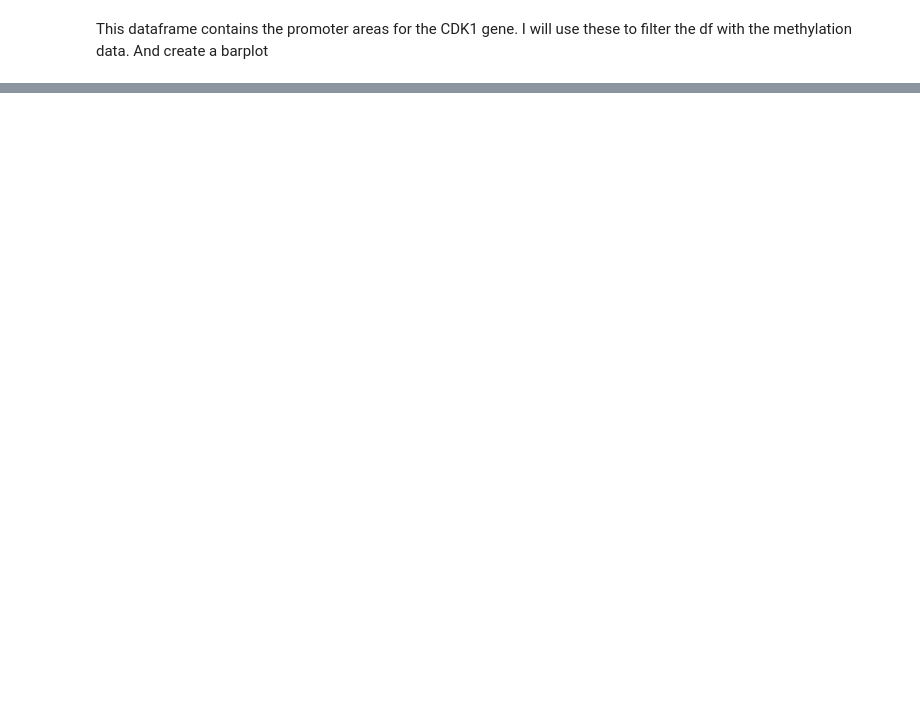
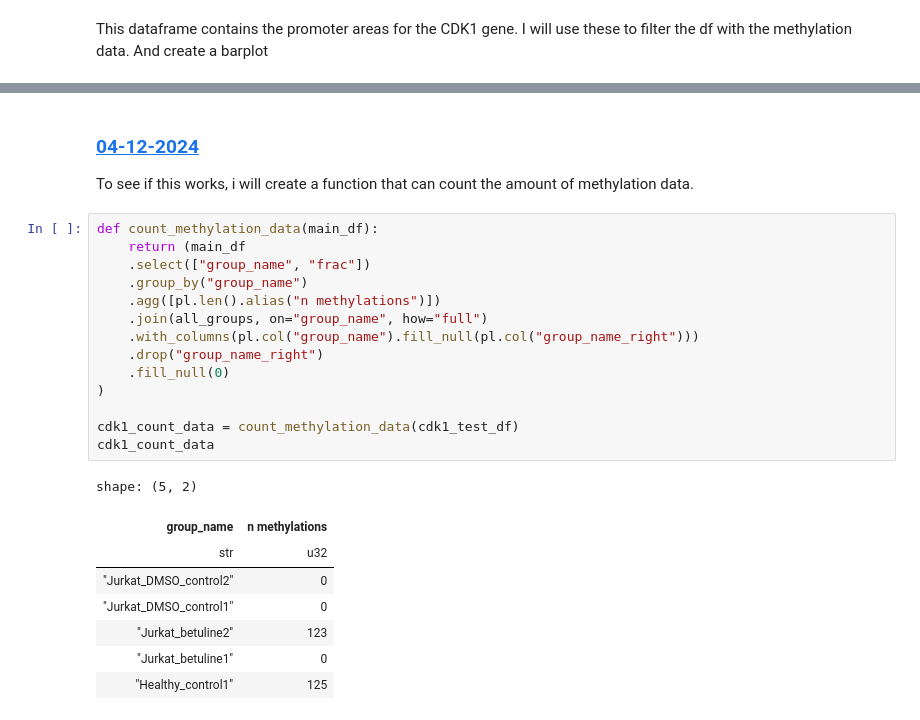
Before and after one commit to RamonReilman/app_methylation, a Jupyter notebook: logs/logbook.ipynb, the cells around one changed output, grey strips where cells are left out. Drawn from its saved outputs; the diff is of its cells as text; blank space fills up the shorter version.

```diff
--- a/logs/logbook.ipynb
+++ b/logs/logbook.ipynb
@@ -559,0 +599,26 @@ The next steps will be cleaning up a bit of my code
+# %% [markdown]
+### <a id='toc1_5_2_'></a>[04-12-2024](#toc0_)
+To see if this works, i will create a function that can count the amount of methylation data.
+# %%
+def count_methylation_data(main_df):
+    return (main_df
+    .select(["group_name", "frac"])
+    .group_by("group_name")
+    .agg([pl.len().alias("n methylations")])
+    .join(all_groups, on="group_name", how="full")
+    .with_columns(pl.col("group_name").fill_null(pl.col("group_name_right")))
+    .drop("group_name_right")
+    .fill_null(0)
+)
+
+cdk1_count_data = count_methylation_data(cdk1_test_df)
+cdk1_count_data
+# %% [output]
+shape: (5, 2)
+| group_name | n methylations |
+| str | u32 |
+| "Jurkat_DMSO_control2" | 0 |
+| "Jurkat_DMSO_control1" | 0 |
+| "Jurkat_betuline2" | 123 |
+| "Jurkat_betuline1" | 0 |
+| "Healthy_control1" | 125 |
```
Also changed, not shown: parts of 20 cells of this notebook, 2 other files.
